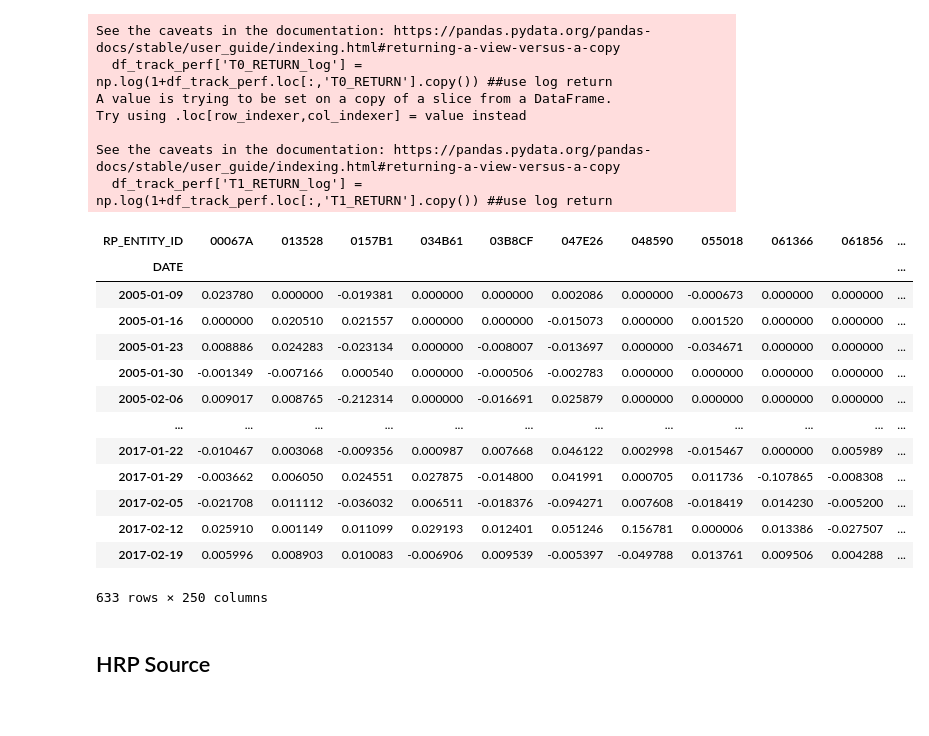
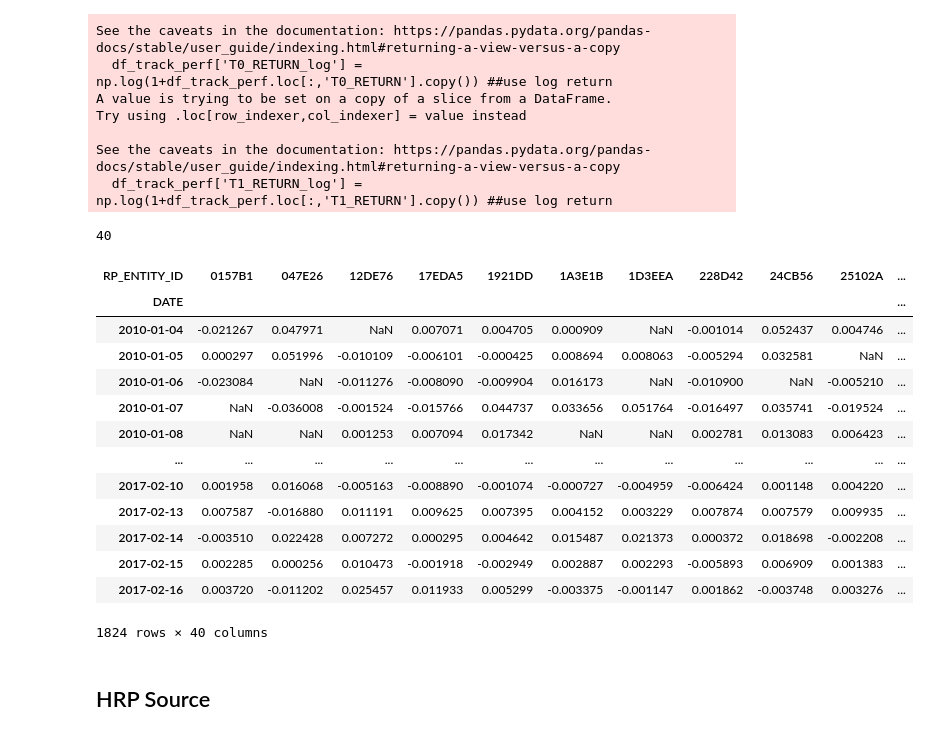
Before and after one commit to STF-R/RP_Challenge, a Jupyter notebook: RP_hierarchical_risk_parity.ipynb, the cells around one changed output. Cells and saved outputs as stored; diff of their text form; code cells hidden in the pictures.

```diff
--- a/RP_hierarchical_risk_parity.ipynb
+++ b/RP_hierarchical_risk_parity.ipynb
@@ -36,9 +36,13 @@ df = df.loc[ (df['T0_RETURN']<df['T0_RETURN'].quantile(q))
 
 
 
-nb_date_ceil = 10000
-nb_date_floor = 756 #3y track record
-list_asset = df.RP_ENTITY_ID.value_counts().loc[(df.RP_ENTITY_ID.value_counts()<nb_date_ceil)&(df.RP_ENTITY_ID.value_counts()>nb_date_floor)].index
+nb_date_ceil = 6000
+nb_date_floor = 1764 #7y track record
+
+
+
+list_asset = df.RP_ENTITY_ID.value_counts().loc[(df.RP_ENTITY_ID.value_counts()<nb_date_ceil)
+                                                &(df.RP_ENTITY_ID.value_counts()>nb_date_floor)].index
 list_asset = list(list_asset)
 
 df_track_perf = df.loc[df['RP_ENTITY_ID'].isin(list_asset),:]
@@ -59,30 +63,35 @@ Try using .loc[row_indexer,col_indexer] = value instead
 
 See the caveats in the documentation: https://pandas.pydata.org/pandas-docs/stable/user_guide/indexing.html#returning-a-view-versus-a-copy
   df_track_perf['T1_RETURN_log'] = np.log(1+df_track_perf.loc[:,'T1_RETURN'].copy()) ##use log return
+# %%
+len(list_asset)
+# %% [output]
+40
 # %%
 # monthly_returns = monthly_returns.dropna(axis=1)
 # monthly_returns.columns.names = ['Ticker']
 # monthly_returns.info()
 
-
 weekly_returns = df_track_perf.loc[:,['DATE', 'RP_ENTITY_ID', 'T0_RETURN_log']].pivot_table(index='DATE',columns='RP_ENTITY_ID',values='T0_RETURN_log')
-weekly_returns = time_series_0.resample('W').sum().dropna(how='all')
+# weekly_returns = weekly_returns.resample('D').sum().dropna(how='all')
+weekly_returns = weekly_returns.loc[weekly_returns.index.year >= 2010,:]
+weekly_returns = weekly_returns.dropna(how='all')
 weekly_returns
 # %% [output]
-| RP_ENTITY_ID | 00067A | 013528 | 0157B1 | 034B61 | 03B8CF | 047E26 | 048590 | 055018 | 061366 | 061856 | ... |
+| RP_ENTITY_ID | 0157B1 | 047E26 | 12DE76 | 17EDA5 | 1921DD | 1A3E1B | 1D3EEA | 228D42 | 24CB56 | 25102A | ... |
 | DATE |  |  |  |  |  |  |  |  |  |  | ... |
-| 2005-01-09 | 0.023780 | 0.000000 | -0.019381 | 0.000000 | 0.000000 | 0.002086 | 0.000000 | -0.000673 | 0.000000 | 0.000000 | ... |
-| 2005-01-16 | 0.000000 | 0.020510 | 0.021557 | 0.000000 | 0.000000 | -0.015073 | 0.000000 | 0.001520 | 0.000000 | 0.000000 | ... |
-| 2005-01-23 | 0.008886 | 0.024283 | -0.023134 | 0.000000 | -0.008007 | -0.013697 | 0.000000 | -0.034671 | 0.000000 | 0.000000 | ... |
-| 2005-01-30 | -0.001349 | -0.007166 | 0.000540 | 0.000000 | -0.000506 | -0.002783 | 0.000000 | 0.000000 | 0.000000 | 0.000000 | ... |
-| 2005-02-06 | 0.009017 | 0.008765 | -0.212314 | 0.000000 | -0.016691 | 0.025879 | 0.000000 | 0.000000 | 0.000000 | 0.000000 | ... |
+| 2010-01-04 | -0.021267 | 0.047971 | NaN | 0.007071 | 0.004705 | 0.000909 | NaN | -0.001014 | 0.052437 | 0.004746 | ... |
+| 2010-01-05 | 0.000297 | 0.051996 | -0.010109 | -0.006101 | -0.000425 | 0.008694 | 0.008063 | -0.005294 | 0.032581 | NaN | ... |
+| 2010-01-06 | -0.023084 | NaN | -0.011276 | -0.008090 | -0.009904 | 0.016173 | NaN | -0.010900 | NaN | -0.005210 | ... |
+| 2010-01-07 | NaN | -0.036008 | -0.001524 | -0.015766 | 0.044737 | 0.033656 | 0.051764 | -0.016497 | 0.035741 | -0.019524 | ... |
+| 2010-01-08 | NaN | NaN | 0.001253 | 0.007094 | 0.017342 | NaN | NaN | 0.002781 | 0.013083 | 0.006423 | ... |
 | ... | ... | ... | ... | ... | ... | ... | ... | ... | ... | ... | ... |
-| 2017-01-22 | -0.010467 | 0.003068 | -0.009356 | 0.000987 | 0.007668 | 0.046122 | 0.002998 | -0.015467 | 0.000000 | 0.005989 | ... |
-| 2017-01-29 | -0.003662 | 0.006050 | 0.024551 | 0.027875 | -0.014800 | 0.041991 | 0.000705 | 0.011736 | -0.107865 | -0.008308 | ... |
-| 2017-02-05 | -0.021708 | 0.011112 | -0.036032 | 0.006511 | -0.018376 | -0.094271 | 0.007608 | -0.018419 | 0.014230 | -0.005200 | ... |
-| 2017-02-12 | 0.025910 | 0.001149 | 0.011099 | 0.029193 | 0.012401 | 0.051246 | 0.156781 | 0.000006 | 0.013386 | -0.027507 | ... |
-| 2017-02-19 | 0.005996 | 0.008903 | 0.010083 | -0.006906 | 0.009539 | -0.005397 | -0.049788 | 0.013761 | 0.009506 | 0.004288 | ... |
+| 2017-02-10 | 0.001958 | 0.016068 | -0.005163 | -0.008890 | -0.001074 | -0.000727 | -0.004959 | -0.006424 | 0.001148 | 0.004220 | ... |
+| 2017-02-13 | 0.007587 | -0.016880 | 0.011191 | 0.009625 | 0.007395 | 0.004152 | 0.003229 | 0.007874 | 0.007579 | 0.009935 | ... |
+| 2017-02-14 | -0.003510 | 0.022428 | 0.007272 | 0.000295 | 0.004642 | 0.015487 | 0.021373 | 0.000372 | 0.018698 | -0.002208 | ... |
+| 2017-02-15 | 0.002285 | 0.000256 | 0.010473 | -0.001918 | -0.002949 | 0.002887 | 0.002293 | -0.005893 | 0.006909 | 0.001383 | ... |
+| 2017-02-16 | 0.003720 | -0.011202 | 0.025457 | 0.011933 | 0.005299 | -0.003375 | -0.001147 | 0.001862 | -0.003748 | 0.003276 | ... |
-633 rows × 250 columns
+1824 rows × 40 columns
 # %% [markdown]
 ## HRP Source
 # %% [markdown]
```
Also changed, not shown: parts of 18 cells of this notebook, 2 other files.
